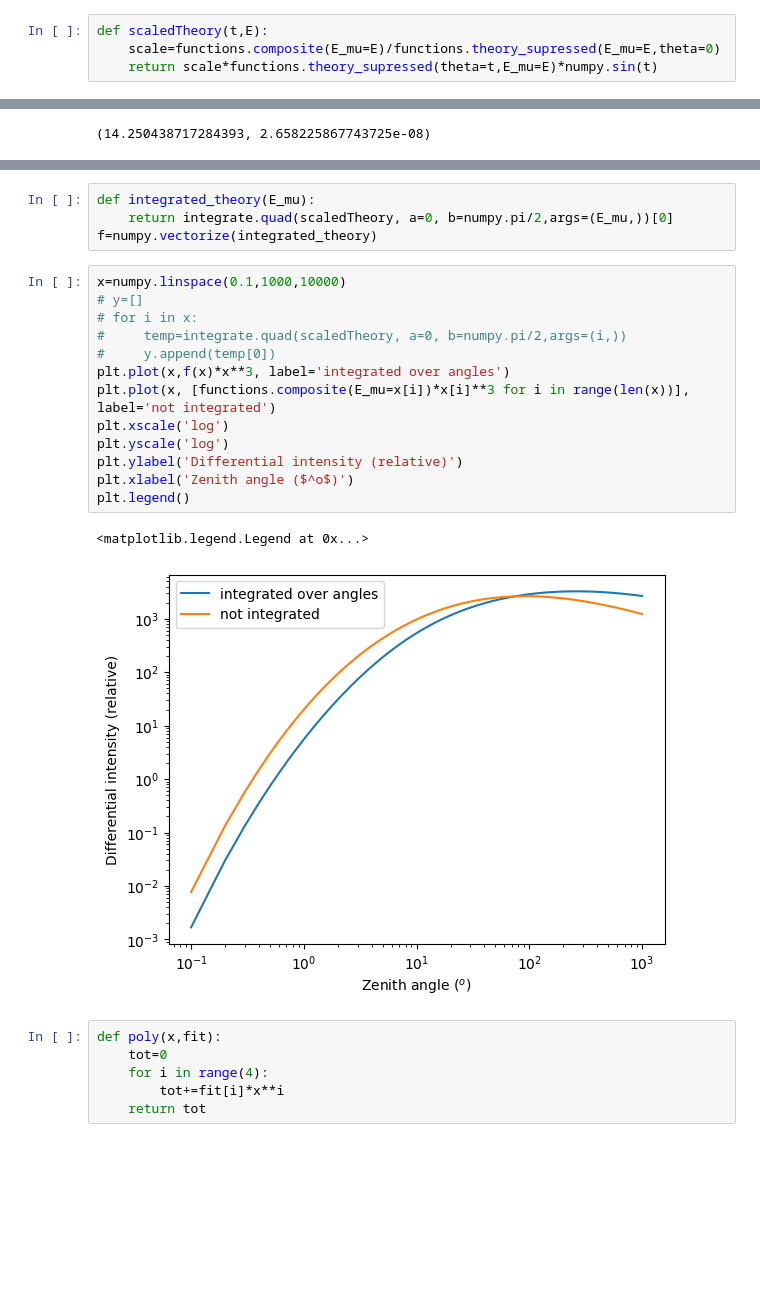
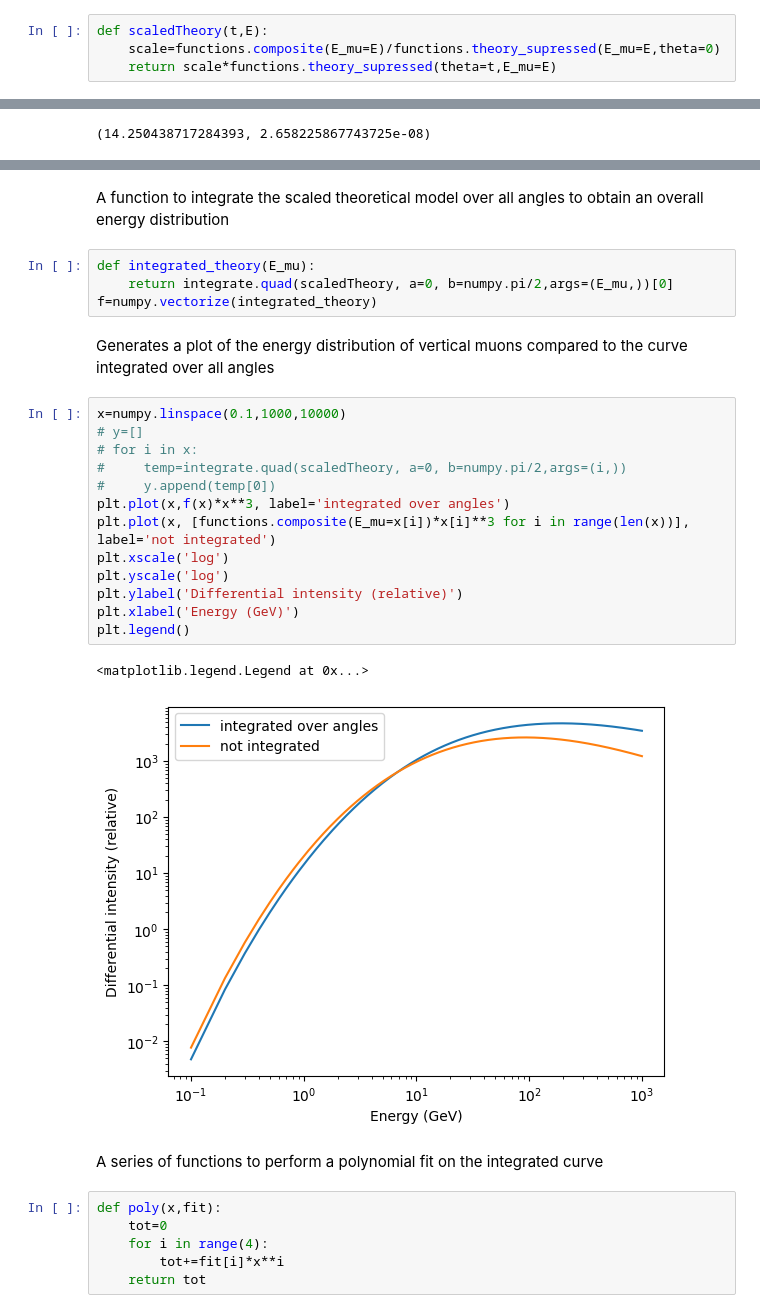
Before and after one commit to someone-random/cosmic_ray_generator, a Jupyter notebook: utility/refit.ipynb, the cells around one changed output, grey strips where cells are left out. Cells and saved outputs as stored; diff of their text form; blank space fills up the shorter version.

```diff
--- a/utility/refit.ipynb
+++ b/utility/refit.ipynb
@@ -9,7 +11,7 @@ import functions
 # %%
 def scaledTheory(t,E):
     scale=functions.composite(E_mu=E)/functions.theory_supressed(E_mu=E,theta=0)
-    return scale*functions.theory_supressed(theta=t,E_mu=E)*numpy.sin(t)
+    return scale*functions.theory_supressed(theta=t,E_mu=E)
 # %%
 integrate.quad(scaledTheory, a=0, b=numpy.pi/2, args=(1,))
 # %% [output]
@@ -23,23 +19,29 @@ plt.plot(x,scaledTheory(x,1), label='E=1GeV')
+# %% [markdown]
+A function to integrate the scaled theoretical model over all angles to obtain an overall energy distribution
 # %%
 def integrated_theory(E_mu):
     return integrate.quad(scaledTheory, a=0, b=numpy.pi/2,args=(E_mu,))[0]
 f=numpy.vectorize(integrated_theory)
+# %% [markdown]
+Generates a plot of the energy distribution of vertical muons compared to the curve integrated over all angles
 # %%
 x=numpy.linspace(0.1,1000,10000)
 # y=[]
 # for i in x:
 #     temp=integrate.quad(scaledTheory, a=0, b=numpy.pi/2,args=(i,))
 #     y.append(temp[0])
 plt.plot(x,f(x)*x**3, label='integrated over angles')
 plt.plot(x, [functions.composite(E_mu=x[i])*x[i]**3 for i in range(len(x))], label='not integrated')
 plt.xscale('log')
 plt.yscale('log')
 plt.ylabel('Differential intensity (relative)')
-plt.xlabel('Zenith angle ($^o$)')
+plt.xlabel('Energy (GeV)')
 plt.legend()
 # %% [output]
 <matplotlib.legend.Legend at 0x...>
-[figure, old version]
+[figure, new version]
+# %% [markdown]
+A series of functions to perform a polynomial fit on the integrated curve
 # %%
 def poly(x,fit):
     tot=0
```
Also changed, not shown: parts of 11 cells of this notebook, 27 other files.
